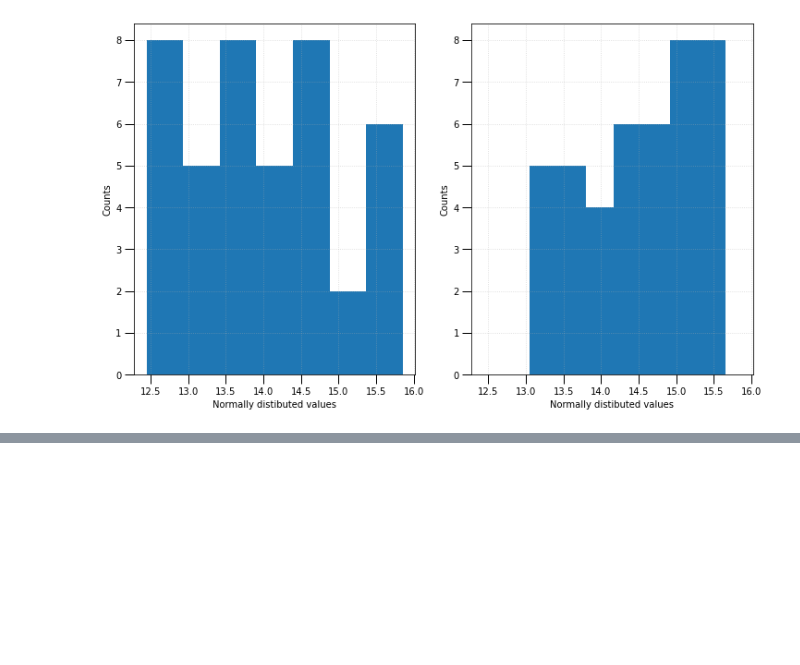
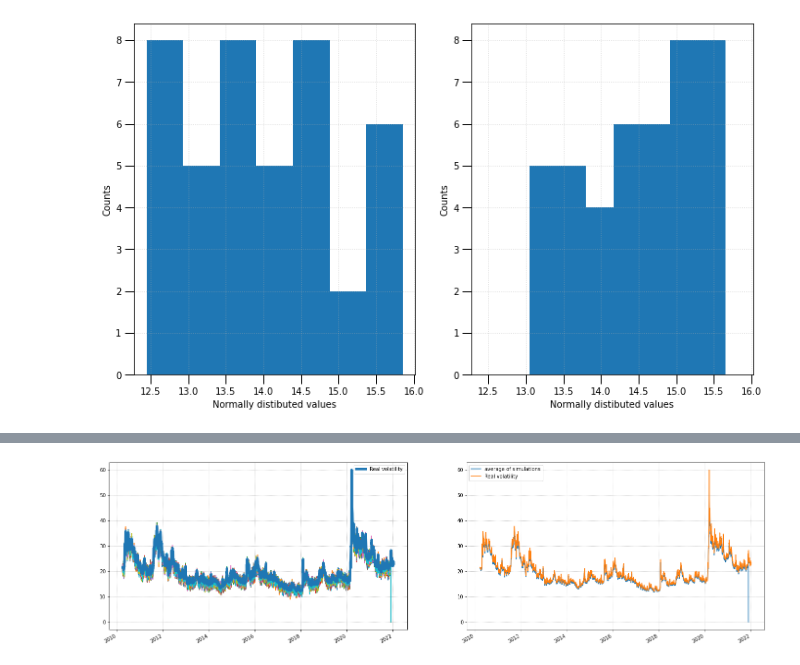
Before and after one commit to aidinattar/Volatility-carry-trading-strategy, a Jupyter notebook: Project.ipynb, the cells around one changed output, grey strips where cells are left out. Drawn from its saved outputs; the diff is of its cells as text; code cells hidden in the pictures; blank space fills up the shorter version.

```diff
--- a/Project.ipynb
+++ b/Project.ipynb
@@ -395,0 +521,19 @@ plt.show()
+# %%
+fig, ax = plt.subplots(ncols=2, figsize=(24,7))
+
+for k in range(Npaths):
+    col = 'sim_' + str(k)
+    ax[0].plot(UX2.index, np.sqrt(UX2[col]), label='')
+ax[0].plot(UX2.index, UX2.PX_LAST, lw=5, label='Real volatility')
+ax[0].grid(linestyle='dotted')
+ax[0].legend(loc='best')
+
+ax[1].plot(UX2.index, np.sqrt(UX2['mean_sim']), label='average of simulations')
+ax[1].plot(UX2.index, UX2.PX_LAST, label='Real volatility')
+ax[1].grid(linestyle='dotted')
+ax[1].legend(loc='best')
+
+fig.autofmt_xdate()
+plt.show()
+# %% [output]
+[figure, added]
```
Also changed, not shown: parts of 16 cells of this notebook, 4 other files.
